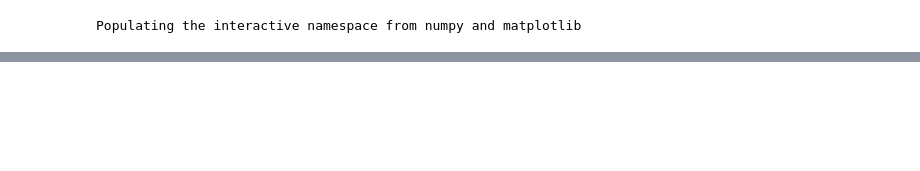
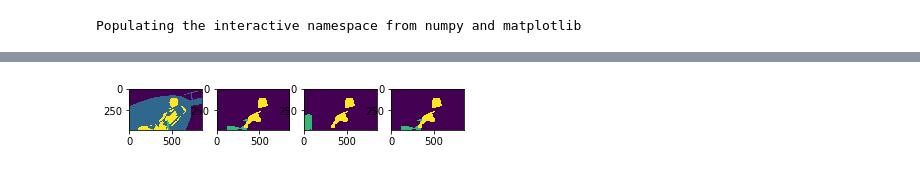
Before and after one commit to albamhp/MAttNet, a Jupyter notebook: cv/utils_davis/evaluate_davis17.ipynb, the cells around one changed output, grey strips where cells are left out. Drawn from its saved outputs; the diff is of its cells as text; code cells hidden in the pictures; blank space fills up the shorter version.

Commit message:
Evaluate DAVIS17 results using RefCOCO, RefCOCO+, RefCOCOg weights.

```diff
--- a/cv/utils_davis/evaluate_davis17.ipynb
+++ b/cv/utils_davis/evaluate_davis17.ipynb
@@ -33,3 +33,90 @@ annot = ['annot1', 'annot2']
 IMAGE_DIR = '../../../datasets/'
 PRED_DIR = '../../data/'
 frame = 0
+# %%
+
+from IPython import embed
+for d, a in product(davis, annot):
+
+    img_path = os.path.join(IMAGE_DIR, 'DAVIS20' + d,'JPEGImages/480p/') # davis_path
+    gt_path = os.path.join(IMAGE_DIR, 'DAVIS20' + d,'Annotations/480p/') # gt_path
+    pred_path = os.path.join(PRED_DIR, 'DAVIS' + d + '_480p_RefCOCO') # pred_path
+    global_iou = []
+    global_iou1 = []
+    global_iou2 = []
+    for seq in sorted(os.listdir(img_path)):
+        # show mask
+        fig = plt.figure()
+
+        # READ ANNOTATIONS
+        gt_img = os.path.join(gt_path, seq, '%05d.png' % frame)
+        annot = np.array(Image.open(gt_img))
+
+        plt.subplot(141)
+        plt.imshow(annot)
+
+        # READ PREDICTIONS REFCOCO
+        pred_img = os.path.join(pred_path, a, seq, '%05d.png' % frame)
+        pred = np.array(Image.open(pred_img))
+
+        plt.subplot(142)
+        plt.imshow(pred)
+
+        # READ PREDICTIONS REFCOCO+
+        pred_img = os.path.join(pred_path + '+', a, seq, '%05d.png' % frame)
+        pred1 = np.array(Image.open(pred_img))
+
+        plt.subplot(143)
+        plt.imshow(pred1)
+
+        # READ PREDICTIONS REFCOCOg
+        pred_img = os.path.join(pred_path + 'g', a, seq, '%05d.png' % frame)
+        pred2 = np.array(Image.open(pred_img))
+
+        plt.subplot(144)
+        plt.imshow(pred2)
+
+        # PROPOSALS VS GT
+        k = np.unique(annot)[1:]
+        iou_array = []
+        iou_array1 = []
+        iou_array2 = []
+        for i in k:
+
+            gt_mask = np.zeros(annot.shape)
+            gt_mask[annot == i] = 1
+
+            #REFCOCO
+            pred_mask = np.zeros(pred.shape)
+            pred_mask[pred == i] = 1
+            # iou
+            iou = intersection_over_union(gt_mask, pred_mask)
+            iou_array.append(iou)
+            global_iou.append(iou)
+
+            #REFCOCO+
+            pred_mask = np.zeros(pred1.shape)
+            pred_mask[pred1 == i] = 1
+            # iou
+            iou = intersection_over_union(gt_mask, pred_mask)
+            iou_array1.append(iou)
+            global_iou1.append(iou)
+
+            #REFCOCOg
+            pred_mask = np.zeros(pred2.shape)
+            pred_mask[pred2 == i] = 1
+            # iou
+            iou = intersection_over_union(gt_mask, pred_mask)
+            iou_array2.append(iou)
+            global_iou2.append(iou)
+
+        print(" >> Annot: ", a, " >> Seq: ", seq)
+        print(" REFCOCO >> IOU: ", iou_array)
+        print(" REFCOCO+ >> IOU: ", iou_array1)
+        print(" REFCOCOg >> IOU: ", iou_array2)
+
+    print("----------- Global Statistics ----------")
+    print(" >> Annot: ", a, " >>Mean IOU Score REFCOCO: ", np.mean(global_iou))
+    print(" >> Annot: ", a, " >>Mean IOU Score REFCOCO+: ", np.mean(global_iou1))
+    print(" >> Annot: ", a, " >>Mean IOU Score REFCOCOg: ", np.mean(global_iou2))
+# %% [output]
@@ -35,0 +157 @@ frame = 0
+[figure, added]
```
Also changed, not shown: parts of 3 cells of this notebook.
